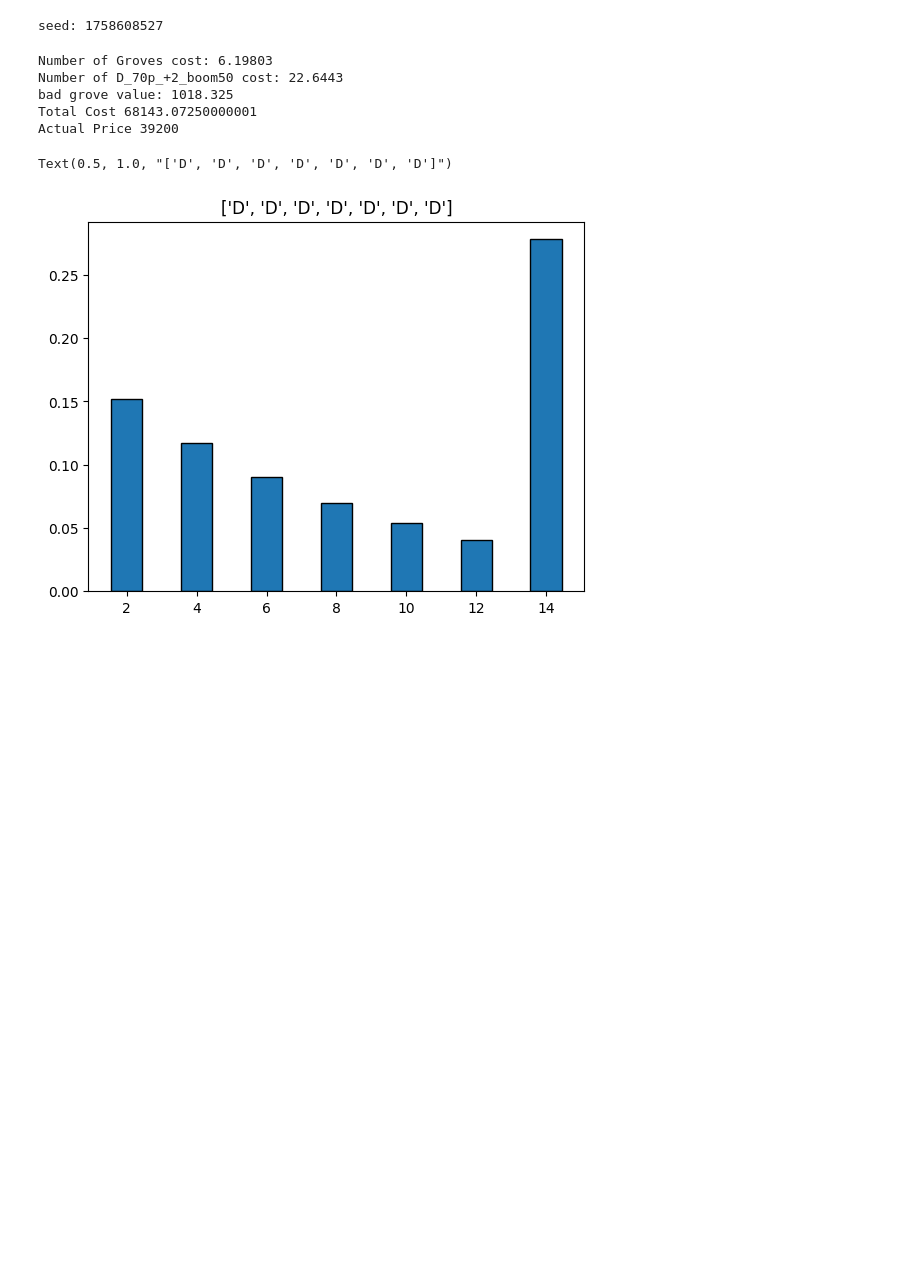
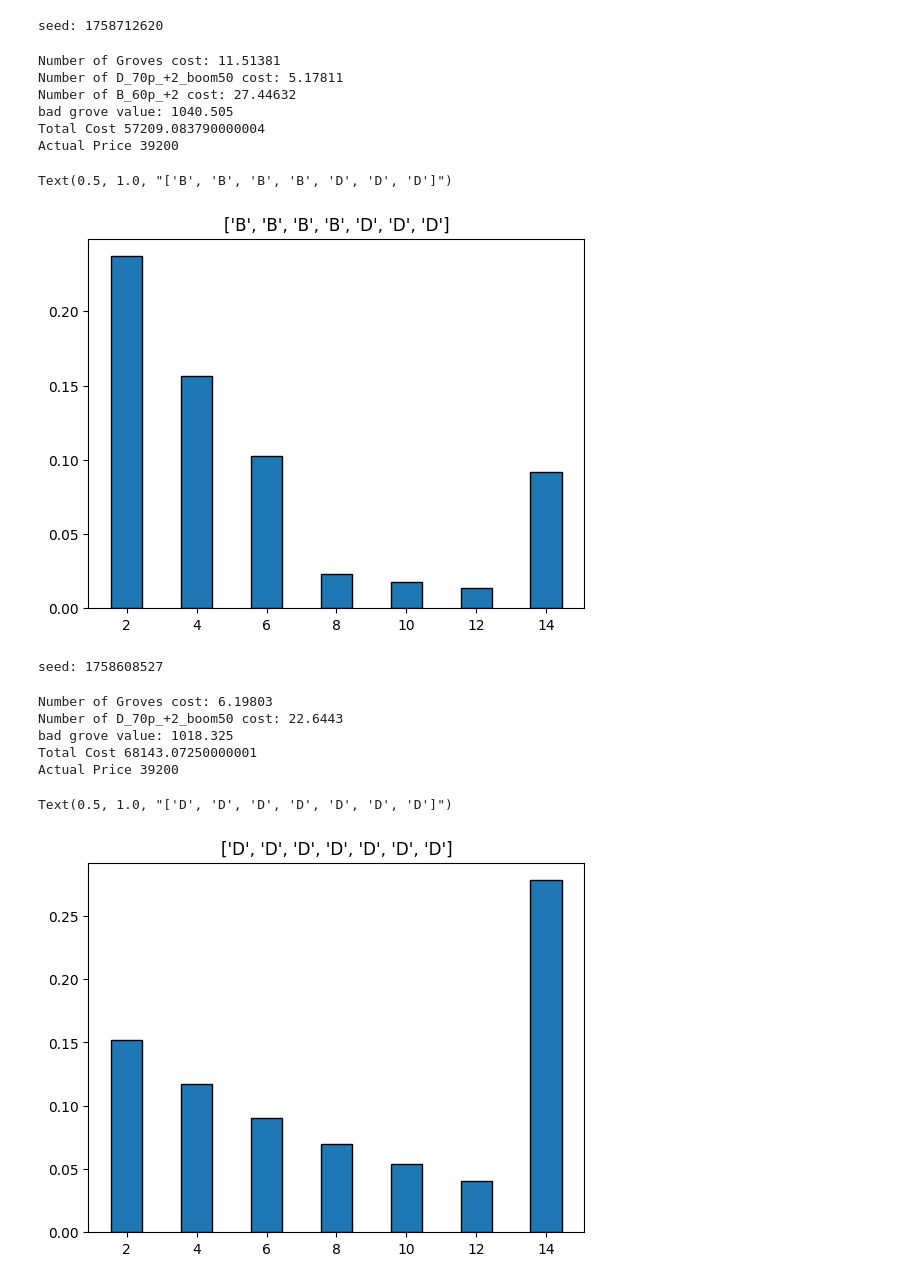
Before and after one commit to Jianshu-L/MapleStory, a Jupyter notebook: MonteCarlo.ipynb, the cells around one changed output. Cells and saved outputs as stored; diff of their text form; code cells hidden in the pictures; blank space fills up the shorter version.

```diff
--- a/MonteCarlo.ipynb
+++ b/MonteCarlo.ipynb
@@ -51,7 +51,7 @@ def plot_bar_int(data, ax=None):
         plt.bar(values, counts/len(data), width=0.9, align='center', edgecolor='k')
         plt.xticks(values)  # 每个整数一个刻度
     else:
-        ax.bar(values, countslen(data), width=0.9, align='center', edgecolor='k')
+        ax.bar(values, counts/len(data), width=0.9, align='center', edgecolor='k')
         ax.set_xticks(values)  # 每个整数一个刻度
 
 def plot_cdf_pdf(data, fig_title):
@@ -98,6 +98,57 @@ def calculate_statistics(results):
             bad_groves_dist[str(v_i)] = c_i
 
     return scrolls_dist, num_groves, bad_groves_dist
+# %%
+import time
+seed = int(time.time())
+print(f"seed: {seed}")
+rng = np.random.default_rng(seed)
+trials = 100000
+
+target = stop_all_success()
+scroll_list = ["B", "B", "B", "B", "D", "D", "D"]
+strat1 = strategy_fixed_sequence(scroll_list, SCROLL_SET)
+
+Procedure = stop_when_fail_or_consume_all_slots(strat1, target, stop_if_fail=True)
+# Procedure = stop_on_first_fail(strat1, target)
+item_state = Item("BrownGrove", num_slots=7)
+results = monte_carlo_mix(rng, trials, item_state, Procedure, properties=["atk_value"])
+max_attack = np.max(results['items_properties']['atk_value']['good'])
+print("")
+
+scrolls_dist, num_groves, bad_groves_dist = calculate_statistics(results)
+print(f"Number of Groves cost: {num_groves}")
+
+scroll_cost = 0
+for key, value in scrolls_dist.items():
+    scroll_i = GROVE_SCROLL_PRICE[NAME_TO_KEY[key]] * value
+    scroll_cost += scroll_i
+    print(f"Number of {key} cost: {value}")
+
+bad_grove_value = 0
+for key, value in bad_groves_dist.items():
+    if key in GROVE_ATTACK_PRICE.keys():
+        bad_grove_value += GROVE_ATTACK_PRICE[key] * value
+bad_grove_value /= trials
+print(f"bad grove value: {bad_grove_value}")
+
+total_cost = scroll_cost + num_groves*item_price
+print(f"Total Cost {total_cost}")
+print(f"Actual Price {GROVE_ATTACK_PRICE[str(max_attack)]}")
+
+data = results['items_properties']['atk_value']['good']
+plot_bar_int(data)
+plt.title(scroll_list)
+# %% [output]
+seed: 1758712620
+Number of Groves cost: 11.51381
+Number of D_70p_+2_boom50 cost: 5.17811
+Number of B_60p_+2 cost: 27.44632
+bad grove value: 1040.505
+Total Cost 57209.083790000004
+Actual Price 39200
+Text(0.5, 1.0, "['B', 'B', 'B', 'B', 'D', 'D', 'D']")
+[figure, added]
 # %%
 import time
 seed = int(time.time())
```
Also changed, not shown: parts of 8 cells of this notebook, 5 other files.
